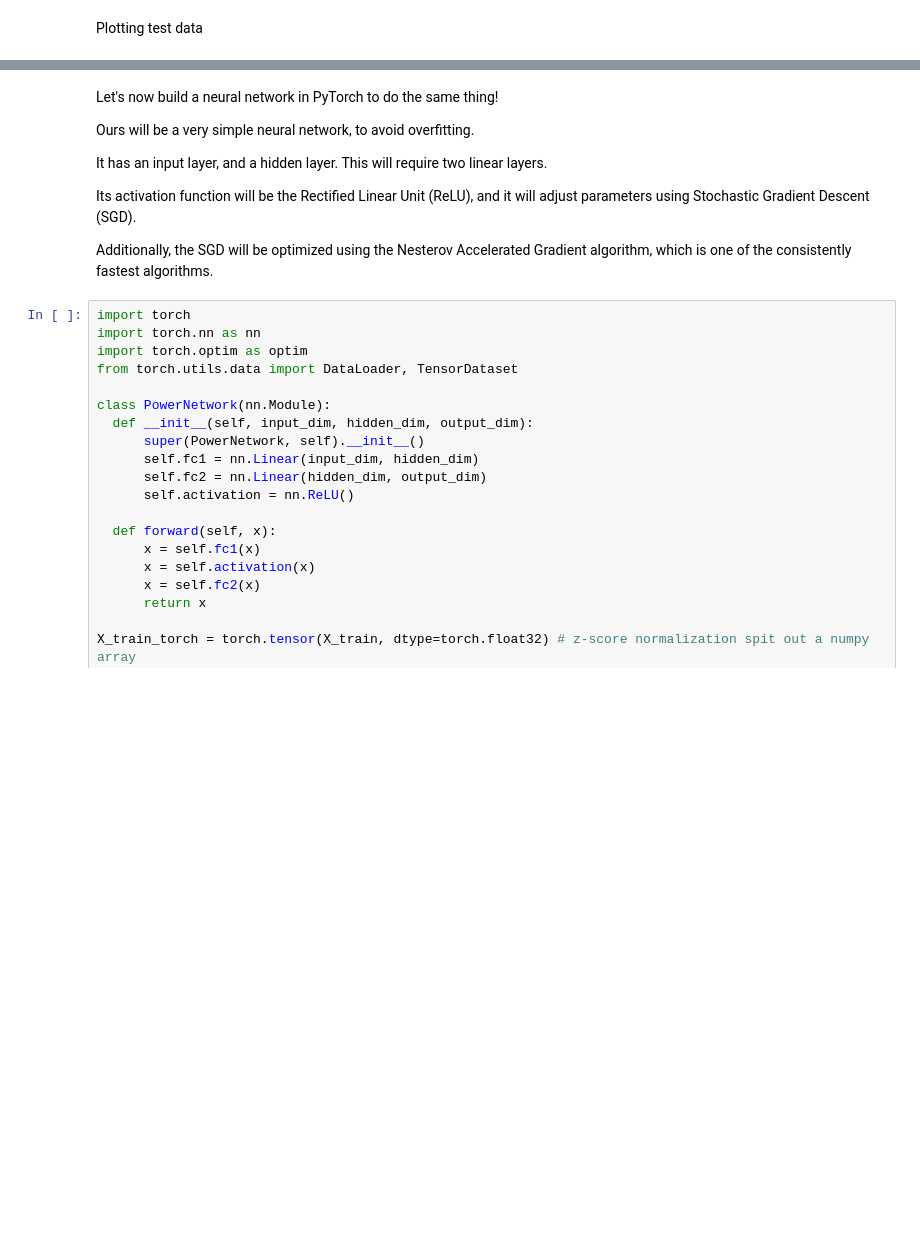
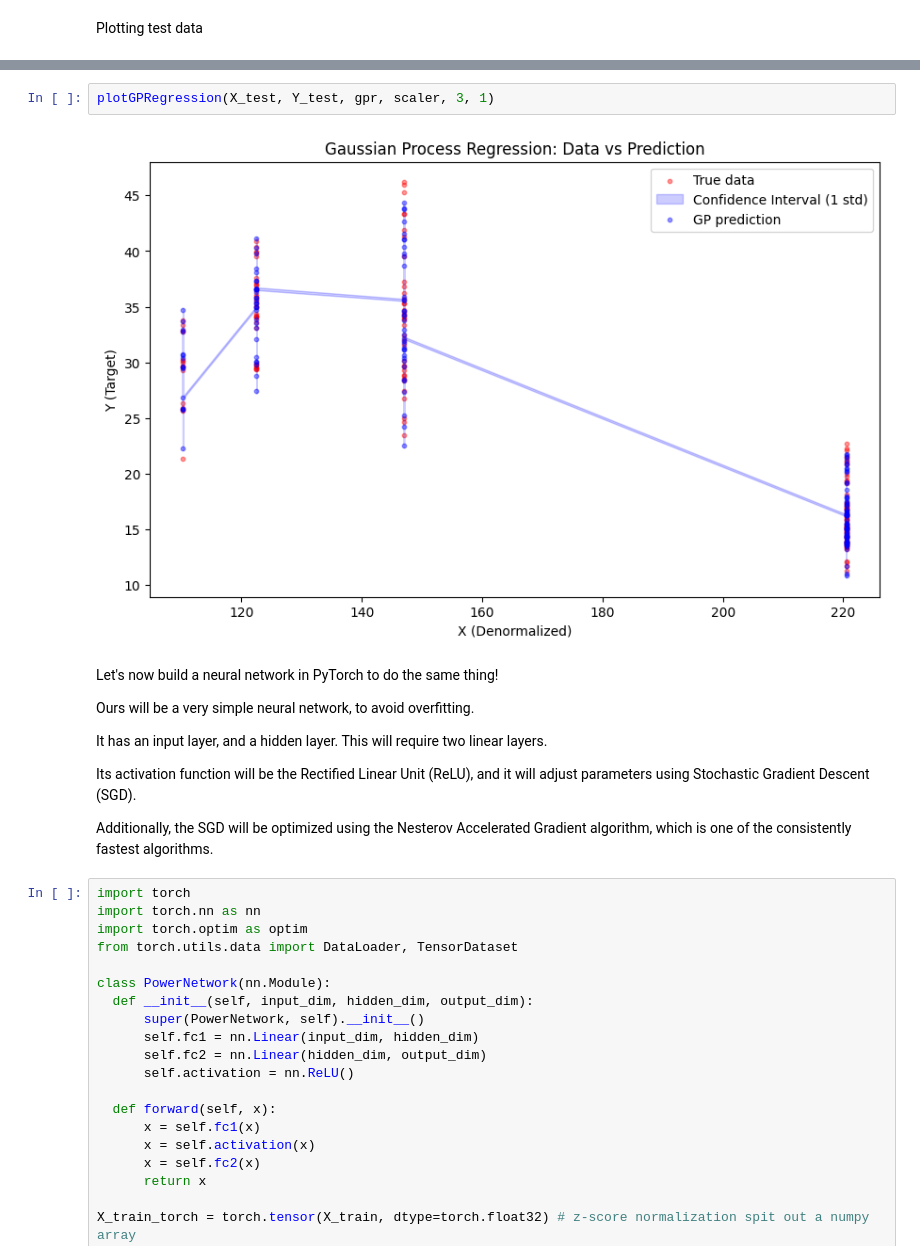
Before and after one commit to WilliamZhang20/Power-Predictor, a Jupyter notebook: GP_Power_Prediction.ipynb, the cells around one changed output, grey strips where cells are left out. Saved outputs shown, nothing was run; the diff lists cells and outputs as text; blank space fills up the shorter version.

```diff
--- a/GP_Power_Prediction.ipynb
+++ b/GP_Power_Prediction.ipynb
@@ -234,3 +213,7 @@ plt.show()
+# %%
+plotGPRegression(X_test, Y_test, gpr, scaler, 3, 1)
+# %% [output]
+[figure, added]
 # %% [markdown]
 Let's now build a neural network in PyTorch to do the same thing!
 
```
Also changed, not shown: parts of 3 cells of this notebook.
